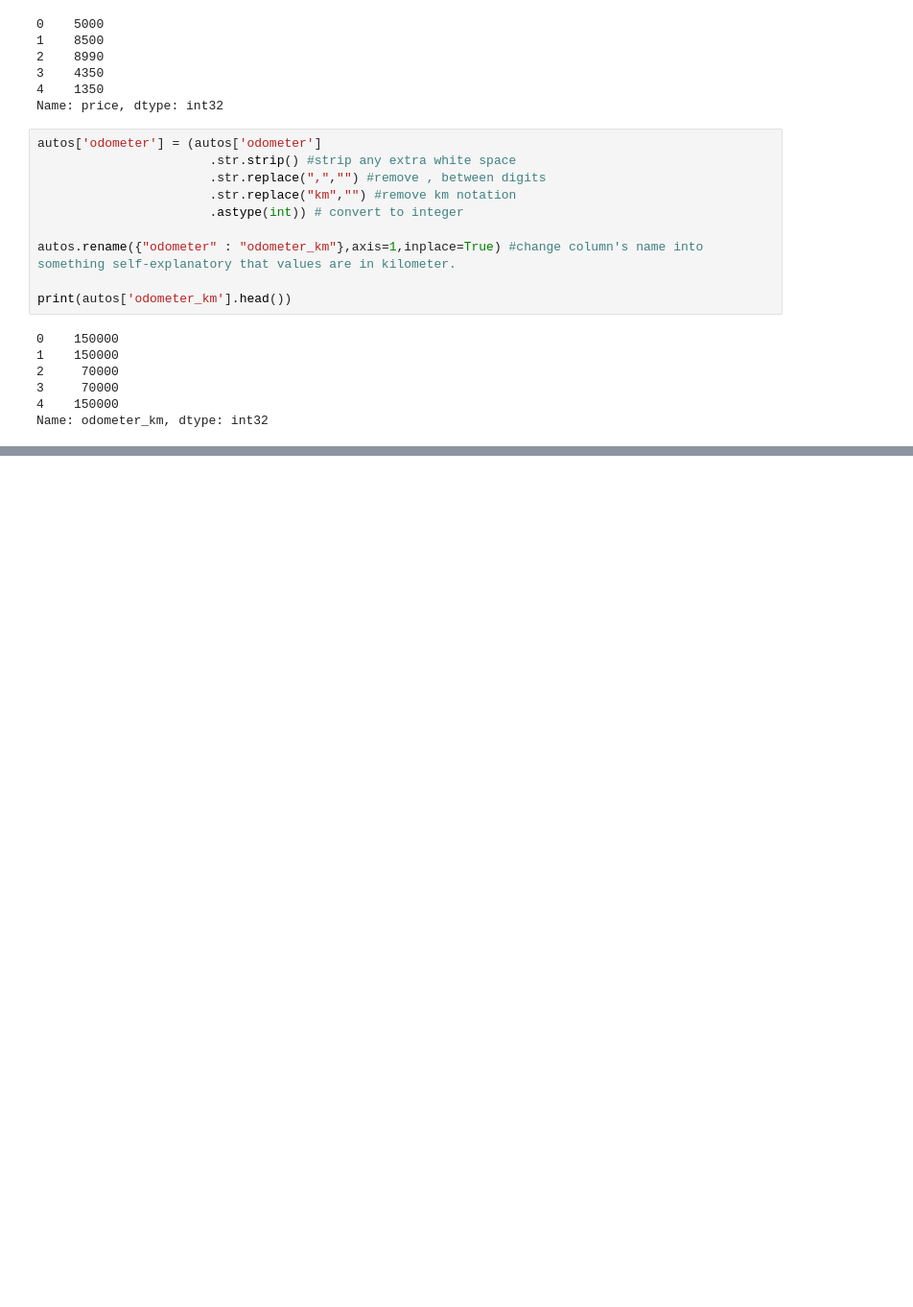
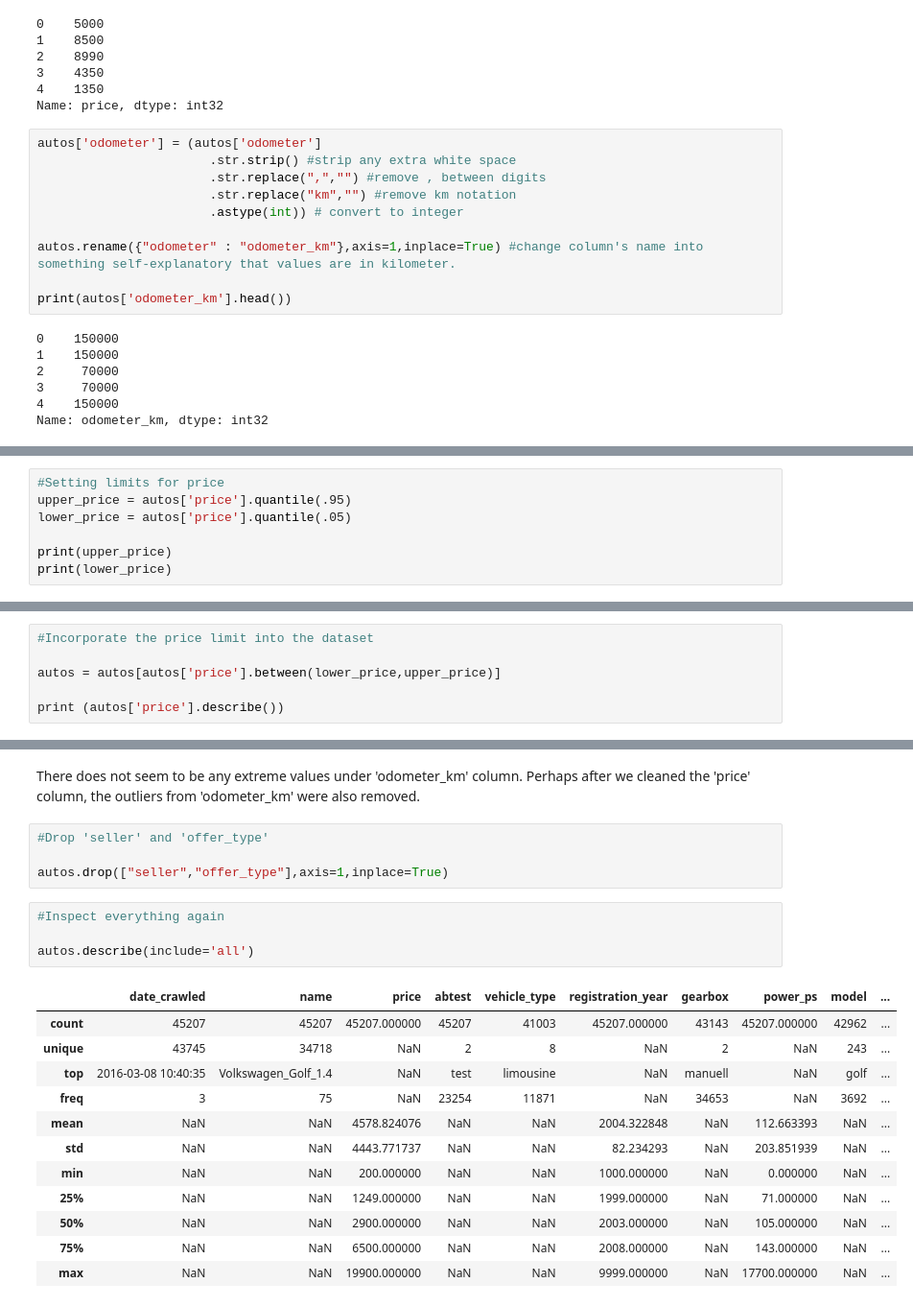
Before and after one commit to nqtri/data-cleaning, a Jupyter notebook: german_used_cars.ipynb, the cells around one changed output, grey strips where cells are left out. Shown: that part at 96% size. Drawn from its saved outputs; the diff is of its cells as text; blank space fills up the shorter version.

```diff
--- a/german_used_cars.ipynb
+++ b/german_used_cars.ipynb
@@ -178,0 +216,7 @@ Name: odometer_km, dtype: int32
+# %%
+#Setting limits for price
+upper_price = autos['price'].quantile(.95)
+lower_price = autos['price'].quantile(.05)
+
+print(upper_price)
+print(lower_price)
@@ -178,0 +226,6 @@ Name: odometer_km, dtype: int32
+# %%
+#Incorporate the price limit into the dataset
+
+autos = autos[autos['price'].between(lower_price,upper_price)]
+
+print (autos['price'].describe())
@@ -178,0 +273,23 @@ Name: odometer_km, dtype: int32
+# %% [markdown]
+There does not seem to be any extreme values under 'odometer_km' column. Perhaps after we cleaned the 'price' column, the outliers from 'odometer_km' were also removed.
+# %%
+#Drop 'seller' and 'offer_type'
+
+autos.drop(["seller","offer_type"],axis=1,inplace=True)
+# %%
+#Inspect everything again
+
+autos.describe(include='all')
+# %% [output]
+|  | date_crawled | name | price | abtest | vehicle_type | registration_year | gearbox | power_ps | model | ... |
+| count | 45207 | 45207 | 45207.000000 | 45207 | 41003 | 45207.000000 | 43143 | 45207.000000 | 42962 | ... |
+| unique | 43745 | 34718 | NaN | 2 | 8 | NaN | 2 | NaN | 243 | ... |
+| top | 2016-03-08 10:40:35 | Volkswagen_Golf_1.4 | NaN | test | limousine | NaN | manuell | NaN | golf | ... |
+| freq | 3 | 75 | NaN | 23254 | 11871 | NaN | 34653 | NaN | 3692 | ... |
+| mean | NaN | NaN | 4578.824076 | NaN | NaN | 2004.322848 | NaN | 112.663393 | NaN | ... |
+| std | NaN | NaN | 4443.771737 | NaN | NaN | 82.234293 | NaN | 203.851939 | NaN | ... |
+| min | NaN | NaN | 200.000000 | NaN | NaN | 1000.000000 | NaN | 0.000000 | NaN | ... |
+| 25% | NaN | NaN | 1249.000000 | NaN | NaN | 1999.000000 | NaN | 71.000000 | NaN | ... |
+| 50% | NaN | NaN | 2900.000000 | NaN | NaN | 2003.000000 | NaN | 105.000000 | NaN | ... |
+| 75% | NaN | NaN | 6500.000000 | NaN | NaN | 2008.000000 | NaN | 143.000000 | NaN | ... |
+| max | NaN | NaN | 19900.000000 | NaN | NaN | 9999.000000 | NaN | 17700.000000 | NaN | ... |
```
Also changed, not shown: parts of 8 cells of this notebook.
